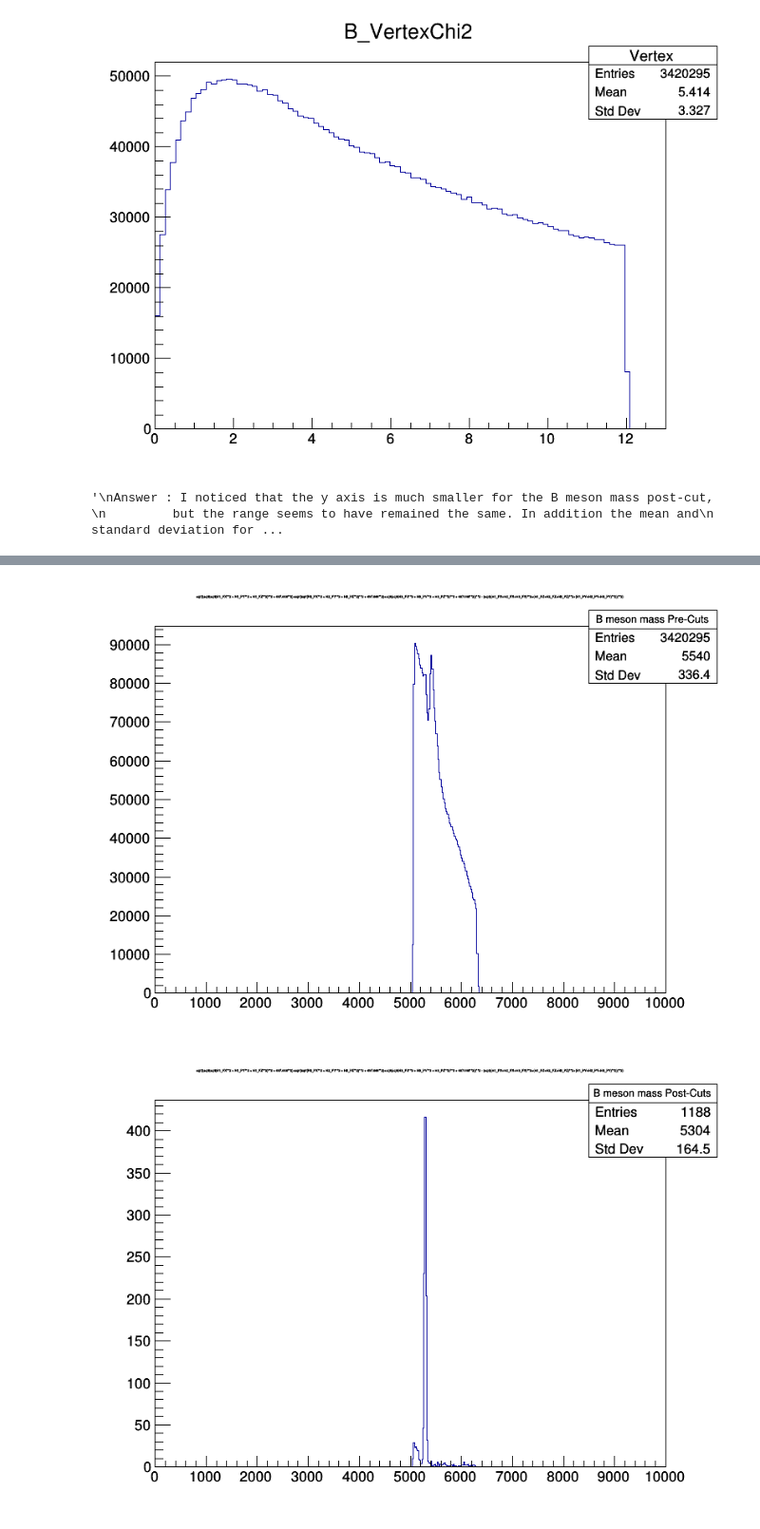
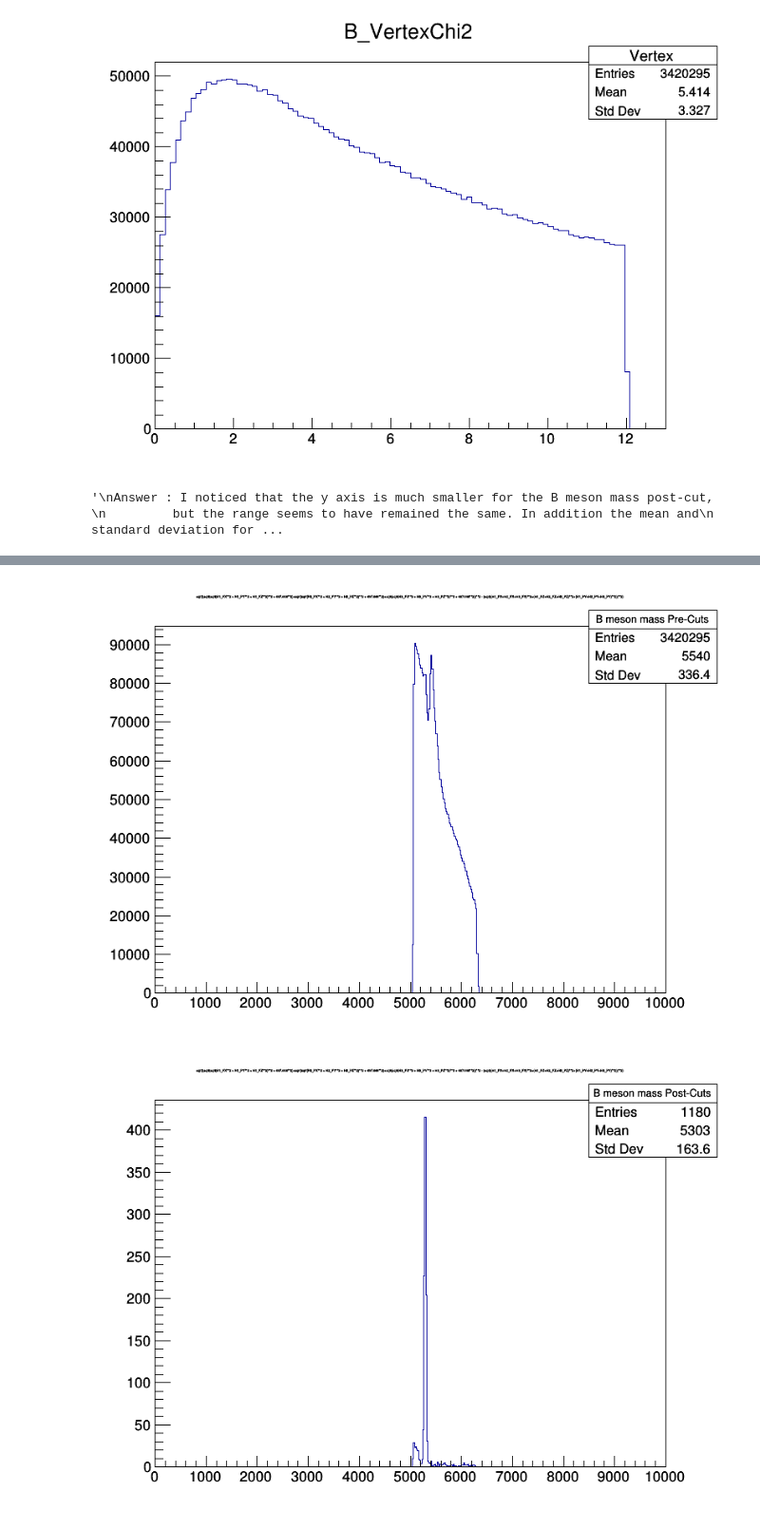
Before and after one commit to alexanderleonidas/PRA3024-Big-Data-in-Physics, a Jupyter notebook: week 4/LHCb_Part_1_&_Exercise_Answers.ipynb, the cells around one changed output, grey strips where cells are left out. Shown at 95% size. Saved outputs shown, nothing was run; the diff lists cells and outputs as text; code cells hidden in the pictures.

```diff
--- a/week 4/LHCb_Part_1_&_Exercise_Answers.ipynb
+++ b/week 4/LHCb_Part_1_&_Exercise_Answers.ipynb
@@ -396,7 +399,7 @@ Error in <TSelectorDraw::Begin>: Two open or close brackets found, hname=Vertex
 #This is not a good choice of selection - you should make your own :)
 
 #selection=("H1_ProbPi>0.9&H2_ProbPi>0.9&H3_ProbPi>0.9&!H1_isMuon")
-selection = "H1_ProbK>0.9&H2_ProbK>0.9&H3_ProbK>0.9&!H1_isMuon"
+selection = "H1_ProbK>0.9&H2_ProbK>0.9&H3_ProbK>0.9&!H1_isMuon&!H2_isMuon"
 
 #To apply the selection - we can use the copytree command:
 
@@ -433,5 +438,5 @@ Answer : I noticed that the y axis is much smaller for the B meson mass post-cut
 [figure]
-[figure, old version]
+[figure, new version]
 # %%
 
 #define physical measurment that we want to fit using RooRealVar
```
Also changed, not shown: parts of 6 cells of this notebook.
